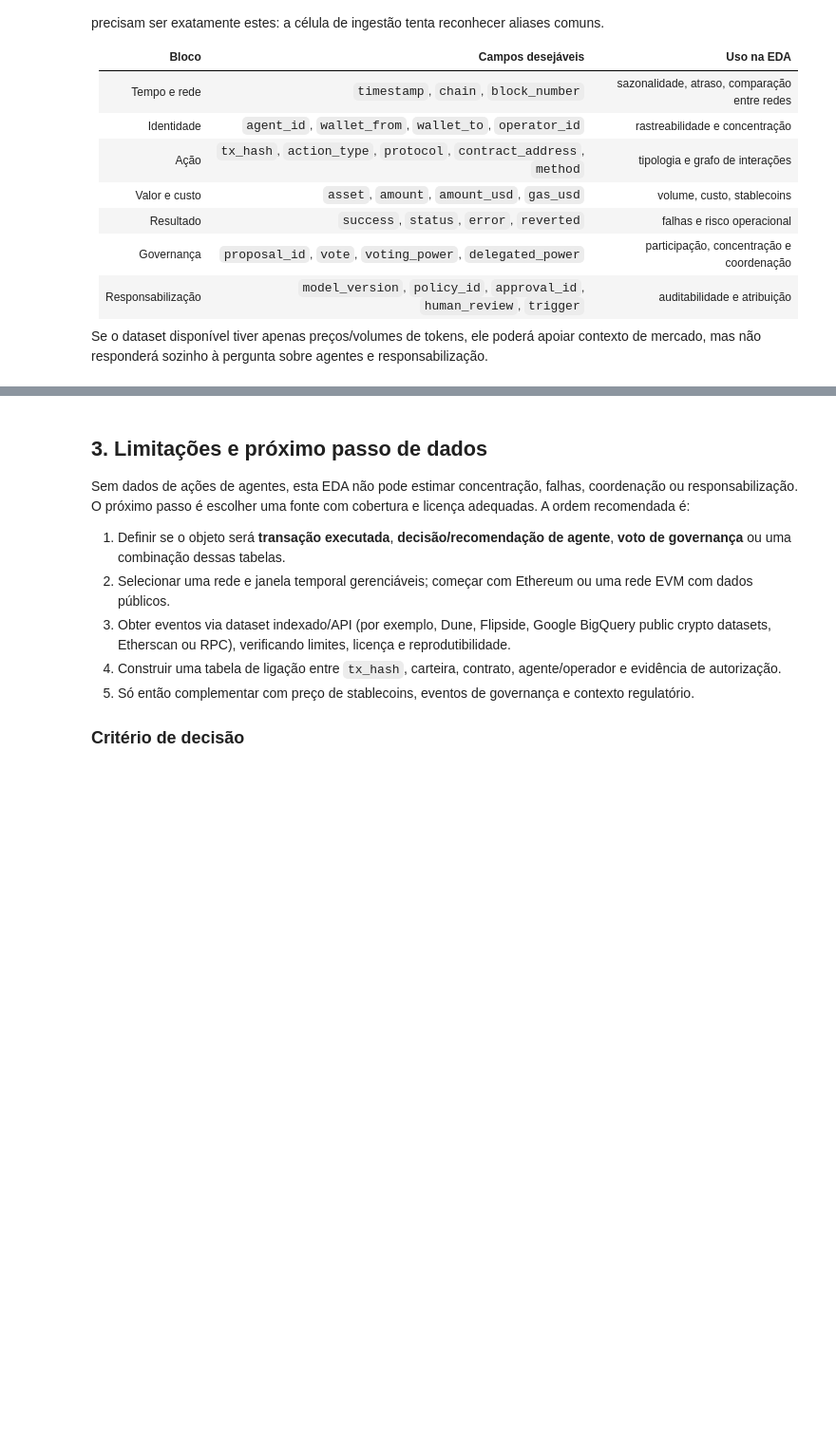
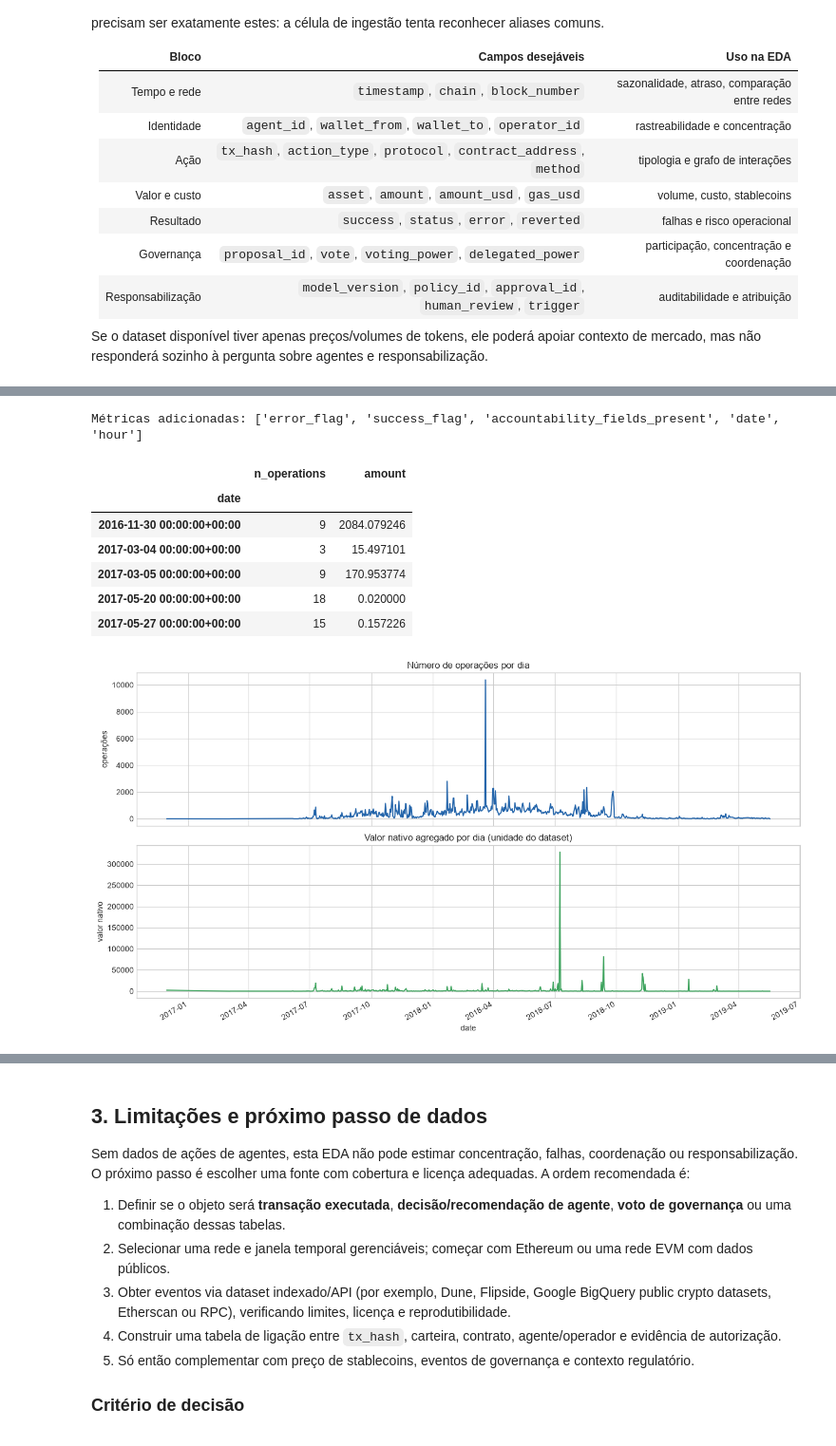
Before and after one commit to gustavofelicidade/moedas-digitais-g6, a Jupyter notebook: notebooks/eda-gustavo.ipynb, the cells around one changed output, grey strips where cells are left out. Shown at 95% size. Saved outputs shown, nothing was run; the diff lists cells and outputs as text; code cells hidden in the pictures; blank space fills up the shorter version.

```diff
--- a/notebooks/eda-gustavo.ipynb
+++ b/notebooks/eda-gustavo.ipynb
@@ -63,7 +104,8 @@ print(f'Diretório de dados: {DATA_DIR}')
 # %%
-# Ingestão flexível: o primeiro arquivo suportado é usado por padrão.
+# Ingestão flexível: por padrão, usa o arquivo menor/principal do dataset.
 # Para escolher manualmente, defina DATA_FILE com um caminho relativo a data/.
-DATA_FILE = None
+# Exemplo: DATA_FILE = 'Ethereum-Transactions-for-Fraud-Detection/second_order_df.csv'
+DATA_FILE = 'Ethereum-Transactions-for-Fraud-Detection/first_order_df.csv'
 SUPPORTED = {'.csv', '.parquet', '.json', '.jsonl'}
 files = sorted(p for p in DATA_DIR.rglob('*') if p.is_file() and p.suffix.lower() in SUPPORTED)
 
@@ -104,16 +155,19 @@ def clean_name(name):
 ALIASES = {
     'timestamp': ['timestamp', 'datetime', 'date', 'time', 'block_timestamp', 'time_stamp'],
     'chain': ['chain', 'network', 'blockchain'],
-    'tx_hash': ['tx_hash', 'transaction_hash', 'hash', 'transaction'],
+    'tx_hash': ['tx_hash', 'txhash', 'transaction_hash', 'hash', 'transaction'],
+    'block_number': ['block_number', 'blockheight', 'block_height', 'block'],
     'agent_id': ['agent_id', 'agent', 'bot_id', 'model_id', 'strategy_id'],
     'wallet_from': ['wallet_from', 'from', 'sender', 'address_from', 'source'],
     'wallet_to': ['wallet_to', 'to', 'receiver', 'address_to', 'destination'],
     'action_type': ['action_type', 'action', 'operation', 'event_type', 'type'],
     'protocol': ['protocol', 'project', 'platform', 'dapp'],
     'asset': ['asset', 'token', 'symbol', 'coin', 'currency'],
+    'amount': ['amount', 'value', 'token_amount', 'quantity'],
     'amount_usd': ['amount_usd', 'value_usd', 'usd_value', 'volume_usd', 'notional_usd'],
     'gas_usd': ['gas_usd', 'fee_usd', 'transaction_fee_usd'],
     'success': ['success', 'succeeded', 'status', 'result'],
+    'is_error': ['is_error', 'iserror', 'error', 'transaction_error'],
     'proposal_id': ['proposal_id', 'proposal', 'governance_proposal'],
     'vote': ['vote', 'voting_choice', 'choice'],
     'voting_power': ['voting_power', 'votes', 'delegated_power'],
@@ -154,6 +211,11 @@ else:
     print(f'Linhas duplicadas completas: {df.duplicated().sum():,} ({df.duplicated().mean():.2%})')
     display(profile)
     if 'timestamp' in df.columns:
-        df['timestamp'] = pd.to_datetime(df['timestamp'], errors='coerce', utc=True)
+        # Este dataset fornece Unix timestamp em segundos.
+        timestamp_numeric = pd.to_numeric(df['timestamp'], errors='coerce')
+        if timestamp_numeric.notna().mean() > 0.8:
+            df['timestamp'] = pd.to_datetime(timestamp_numeric, unit='s', errors='coerce', utc=True)
+        else:
+            df['timestamp'] = pd.to_datetime(df['timestamp'], errors='coerce', utc=True)
         print('Período:', df['timestamp'].min(), 'até', df['timestamp'].max())
         print('Timestamps inválidos:', df['timestamp'].isna().sum())
@@ -164,42 +239,64 @@ def as_numeric(frame, column):
         frame[column] = pd.to_numeric(frame[column], errors='coerce')
 
 if not df.empty:
-    for col in ['amount_usd', 'gas_usd', 'voting_power']:
+    for col in ['amount', 'amount_usd', 'gas_usd', 'voting_power']:
         as_numeric(df, col)
-    if 'success' in df.columns:
+    if 'is_error' in df.columns:
+        error_text = df['is_error'].astype(str).str.lower().str.strip()
+        error_flag = pd.to_numeric(df['is_error'], errors='coerce')
+        error_flag = error_flag.where(error_flag.notna(), error_text.map({'true': 1, 'yes': 1, 'error': 1, 'false': 0, 'no': 0}))
+        df['error_flag'] = error_flag
+        df['success_flag'] = 1 - df['error_flag']
+    elif 'success' in df.columns:
         success_text = df['success'].astype(str).str.lower().str.strip()
         df['success_flag'] = success_text.map({'true': 1, '1': 1, 'yes': 1, 'success': 1, 'successful': 1, 'false': 0, '0': 0, 'no': 0, 'failed': 0, 'failure': 0})
     identity_cols = [c for c in ['agent_id', 'wallet_from', 'operator_id', 'model_version', 'policy_id'] if c in df.columns]
     df['accountability_fields_present'] = df[identity_cols].notna().sum(axis=1) if identity_cols else 0
-    df['is_stablecoin'] = df['asset'].astype(str).str.upper().isin({'USDT', 'USDC', 'DAI', 'FDUSD', 'USDE', 'PYUSD', 'TUSD'}) if 'asset' in df.columns else False
+    if 'asset' in df.columns:
+        df['is_stablecoin'] = df['asset'].astype(str).str.upper().isin({'USDT', 'USDC', 'DAI', 'FDUSD', 'USDE', 'PYUSD', 'TUSD'})
     if 'timestamp' in df.columns:
         df['date'] = df['timestamp'].dt.floor('D')
         df['hour'] = df['timestamp'].dt.hour
-    print('Métricas adicionadas:', [c for c in ['success_flag', 'accountability_fields_present', 'is_stablecoin', 'date', 'hour'] if c in df.columns])
+    print('Métricas adicionadas:', [c for c in ['error_flag', 'success_flag', 'accountability_fields_present', 'is_stablecoin', 'date', 'hour'] if c in df.columns])
 else:
     print('Métricas derivadas serão calculadas assim que o dataset for carregado.')
+# %% [output]
+Métricas adicionadas: ['error_flag', 'success_flag', 'accountability_fields_present', 'date', 'hour']
 # %%
 # Visão de atividade ao longo do tempo.
 if df.empty or 'date' not in df.columns:
     print('Gráfico temporal indisponível: é necessário timestamp.')
 elif not HAS_PLOTTING:
     print('Gráfico temporal não gerado: instale matplotlib para habilitar visualizações.')
 else:
-    daily = df.groupby('date').size().rename('n_operations')
-    if 'amount_usd' in df.columns:
-        daily = daily.to_frame().join(df.groupby('date')['amount_usd'].sum().rename('amount_usd'))
+    daily = df.groupby('date').size().rename('n_operations').to_frame()
+    value_col = 'amount_usd' if 'amount_usd' in df.columns else ('amount' if 'amount' in df.columns else None)
+    if value_col is not None:
+        daily = daily.join(df.groupby('date')[value_col].sum().rename(value_col))
     display(daily.head())
     fig, axes = plt.subplots(2, 1, figsize=(13, 7), sharex=True)
     daily['n_operations'].plot(ax=axes[0], color='#2364aa', title='Número de operações por dia')
     axes[0].set_ylabel('operações')
     if 'amount_usd' in daily.columns:
         daily['amount_usd'].plot(ax=axes[1], color='#3da35d', title='Valor agregado por dia (USD)')
         axes[1].set_ylabel('USD')
+    elif 'amount' in daily.columns:
+        daily['amount'].plot(ax=axes[1], color='#3da35d', title='Valor nativo agregado por dia (unidade do dataset)')
+        axes[1].set_ylabel('valor nativo')
     else:
         axes[1].text(0.5, 0.5, 'amount_usd não disponível', ha='center', va='center')
         axes[1].set_axis_off()
     plt.tight_layout()
     plt.show()
+# %% [output]
+|  | n_operations | amount |
+| date |  |  |
+| 2016-11-30 00:00:00+00:00 | 9 | 2084.079246 |
+| 2017-03-04 00:00:00+00:00 | 3 | 15.497101 |
+| 2017-03-05 00:00:00+00:00 | 9 | 170.953774 |
+| 2017-05-20 00:00:00+00:00 | 18 | 0.020000 |
+| 2017-05-27 00:00:00+00:00 | 15 | 0.157226 |
+[figure, added]
 # %%
 # Concentração por agente/carteira/protocolo e uso de stablecoins.
 if df.empty:
```
Also changed, not shown: parts of 7 cells of this notebook, 5 other files.
